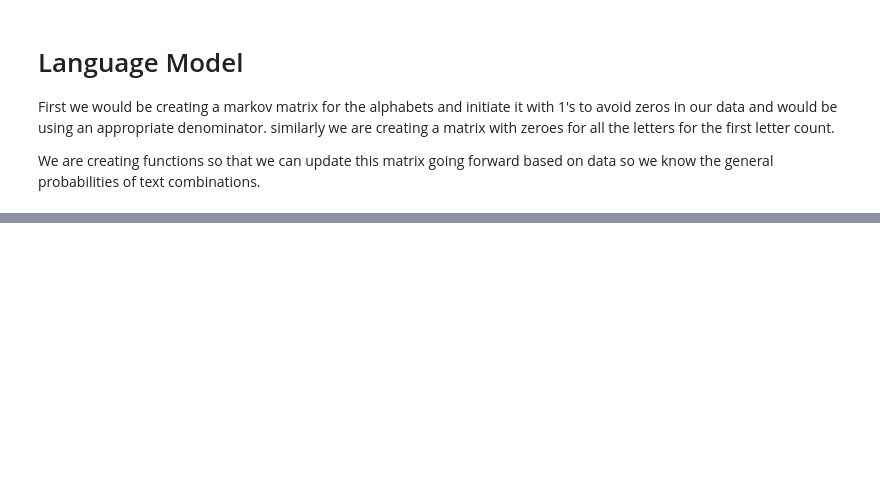
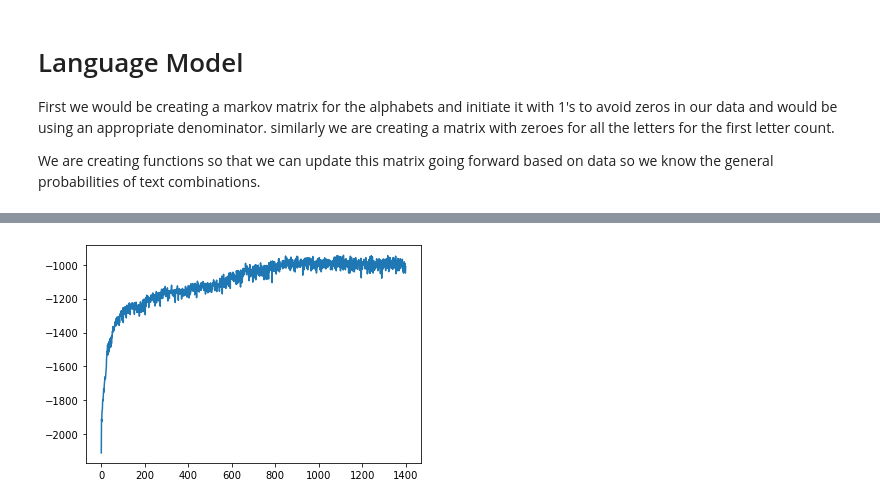
Before and after one commit to karthikvcp1995/NLP-Projects, a Jupyter notebook: Decryption/Decrypting cyphers.ipynb, the cells around one changed output, grey strips where cells are left out. Drawn from its saved outputs; the diff is of its cells as text; code cells hidden in the pictures; blank space fills up the shorter version.

```diff
--- a/Decryption/Decrypting cyphers.ipynb
+++ b/Decryption/Decrypting cyphers.ipynb
@@ -78,0 +167,2 @@ def get_sequence_prob(words):
+# %%
+encoded_message = encoder(original_message)
@@ -78,0 +173,34 @@ def get_sequence_prob(words):
+# %%
+def decode_message(msg, word_map):
+    decoded_msg = []
+    for ch in msg:
+        decoded_ch = ch # could just be a space
+        if ch in word_map:
+            decoded_ch = word_map[ch]
+        decoded_msg.append(decoded_ch)
+
+    return ''.join(decoded_msg)
+# %%
+dna_pool = []
+for _ in range(20):
+    dna = list(string.ascii_lowercase)
+    random.shuffle(dna)
+    dna_pool.append(dna)
+# %%
+def evolve_offspring(dna_pool, n_children):
+  # make n_children per offspring
+    offspring = []
+
+    for dna in dna_pool:
+        for _ in range(n_children):
+            copy = dna.copy()
+            j = np.random.randint(len(copy))
+            k = np.random.randint(len(copy))
+
+      # switch
+        tmp = copy[j]
+        copy[j] = copy[k]
+        copy[k] = tmp
+        offspring.append(copy)
+
+    return offspring + dna_pool
@@ -78,0 +302,5 @@ def get_sequence_prob(words):
+# %%
+plt.plot(scores)
+plt.show()
+# %% [output]
+[figure, added]
```
Also changed, not shown: parts of 9 cells of this notebook, 1 other file.
